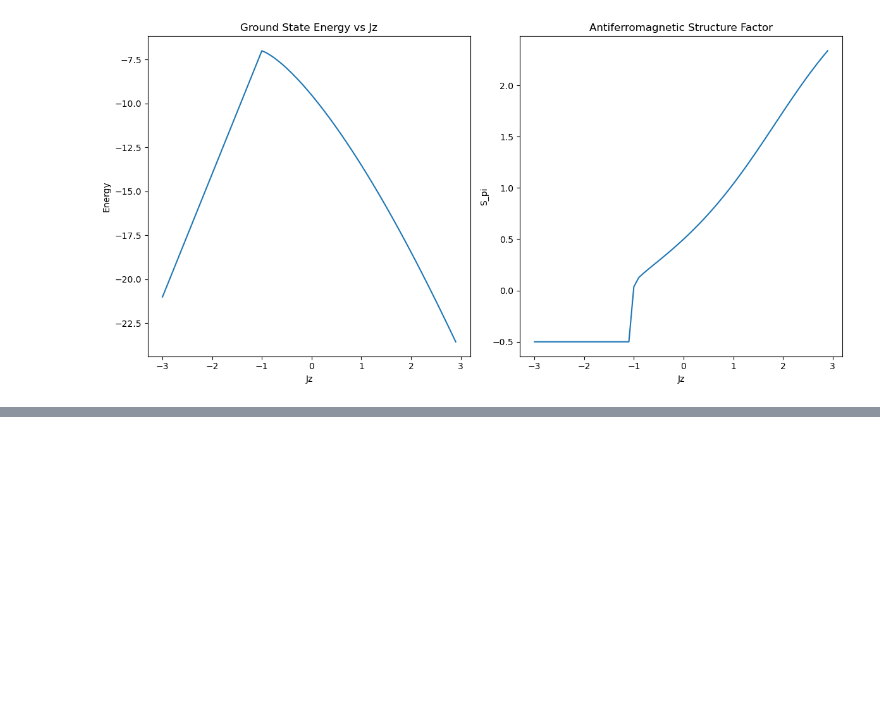
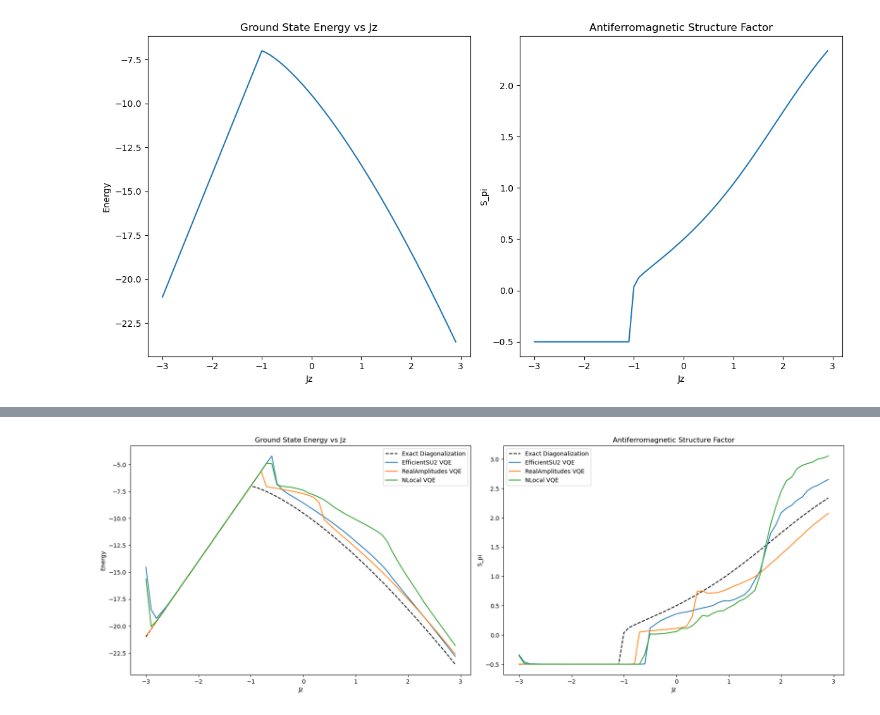
Before and after one commit to tj-griffiths/QC-Project, a Jupyter notebook: ansatz_thomas.ipynb, the cells around one changed output, grey strips where cells are left out. Saved outputs shown, nothing was run; the diff lists cells and outputs as text; code cells hidden in the pictures; blank space fills up the shorter version.

Commit message:
Ran through different Ansatz and commented.

```diff
--- a/ansatz_thomas.ipynb
+++ b/ansatz_thomas.ipynb
@@ -116,13 +138,15 @@ ansatz.decompose().draw('mpl')
 # %%
+# Here we define a callback function to store the intermediate results of the VQE optimization process.
 counts = []
 values = []
 counts_noisy = []
 values_noisy = []
 
-def store_noiseless_intermediate_result(eval_count, paramters, mean, std):
+# One for noiseless simulator and one for noisy simulator to compare the results.
+def store_noiseless_intermediate_result(eval_count, parameters, mean, std):
     counts.append(eval_count)
     values.append(mean)
 
-def store_noisy_intermediate_result(eval_count, paramters, mean, std):
+def store_noisy_intermediate_result(eval_count, parameters, mean, std):
     counts_noisy.append(eval_count)
     values_noisy.append(mean)
@@ -284,0 +338,77 @@ plt.show()
+# %%
+# Now we'll look at comparing different ansatz (not just efficient_su2).
+
+# Exact diagonalization for reference
+J_exact, E0_exact, Spi_exact = [], [], []
+s_pi_matrix = np.array(s_pi_operator(n).to_matrix())
+
+for j in np.arange(-3, 3, 0.1):
+    h_mat = np.array(heisenberg_hamiltonian(n, Jz = j).to_matrix())
+    eigenvalues, eigenvectors = eigh(h_mat)
+    psi0 = eigenvectors[:, 0]
+    J_exact.append(j)
+    E0_exact.append(eigenvalues[0])
+    Spi_exact.append(np.real(psi0.conj() @ s_pi_matrix @ psi0))
+
+# Define different ansatz to compare
+ansatzes = {
+    "EfficientSU2": efficient_su2(n, entanglement='linear', reps=2).decompose(),
+    "RealAmplitudes": real_amplitudes(n, entanglement='linear', reps=2).decompose(),
+    "NLocal": n_local(n, reps=2, rotation_blocks=['ry', 'rz'], entanglement_blocks='cz').decompose()
+}
+
+optimizer = COBYLA(maxiter=250)
+
+results_dict = {}
+
+# Run VQE for each ansatz and store the results for comparison. We will use the optimal parameters from the previous run as the initial point for the next run to potentially improve convergence, especially in the presence of noise.
+for name, ansatz in ansatzes.items():
+    print(f"Running VQE with {name} ansatz...({ansatz.num_parameters} parameters)")
+
+    vqe = VQE(noiseless_estimator, ansatz, optimizer, callback = store_noiseless_intermediate_result)
+
+    J, E0, Spi = [], [], []
+    opt_params = None
+
+    for j in np.arange(-3, 3, 0.1):
+        H = heisenberg_hamiltonian(n, Jz = j)
+
+        if opt_params is not None:
+            vqe.initial_point = opt_params
+
+        results = vqe.compute_minimum_eigenvalue(H)
+        opt_params = results.optimal_point
+
+        prim = noiseless_estimator.run(
+            [(ansatz, s_pi_operator(n), opt_params)]
+        ).result()
+
+        J.append(j)
+        E0.append(float(np.real(results.eigenvalue)))
+        Spi.append(float(np.real(prim[0].data.evs)))
+
+    results_dict[name] = (J, E0, Spi)
+    print(f"{name} done. Final delta from reference: {E0[-1] - E0_exact[-1]}")
+
+plt.figure(figsize=(18, 12))
+plt.subplot(2, 2, 1)
+plt.plot(J_exact, E0_exact, label='Exact Diagonalization', color='black', linestyle='--')
+for name, (J, E0, Spi) in results_dict.items():
+    plt.plot(J, E0, label=f'{name} VQE')
+plt.xlabel('Jz')
+plt.ylabel('Energy')
+plt.title('Ground State Energy vs Jz')
+plt.legend()
+
+plt.subplot(2, 2, 2)
+plt.plot(J_exact, Spi_exact, label='Exact Diagonalization', color='black', linestyle='--')
+for name, (J, E0, Spi) in results_dict.items():
+    plt.plot(J, Spi, label=f'{name} VQE')
+plt.xlabel('Jz')
+plt.ylabel('S_pi')
+plt.title('Antiferromagnetic Structure Factor')
+plt.legend()
+
+plt.tight_layout()
+plt.show()
+# %% [output]
@@ -284,0 +421 @@ plt.show()
+[figure, added]
```
Also changed, not shown: parts of 15 cells of this notebook.
